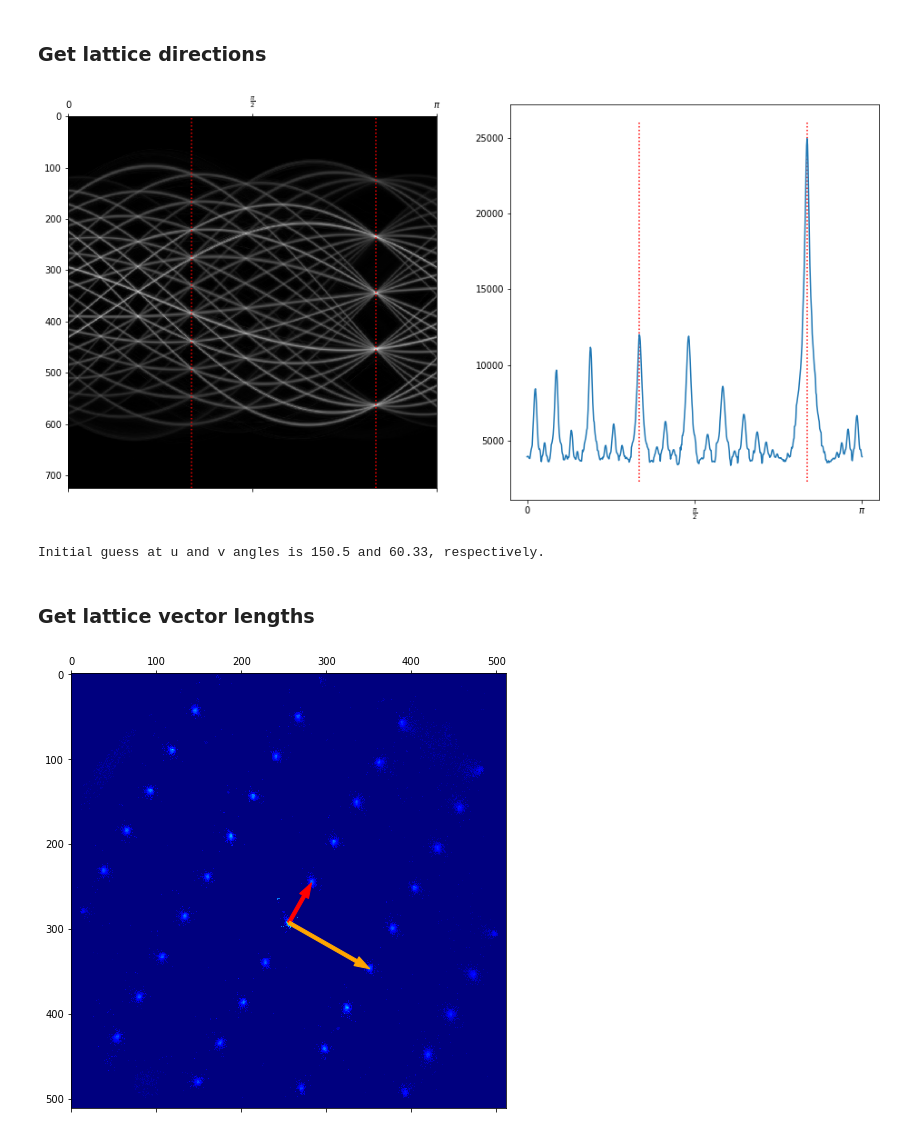
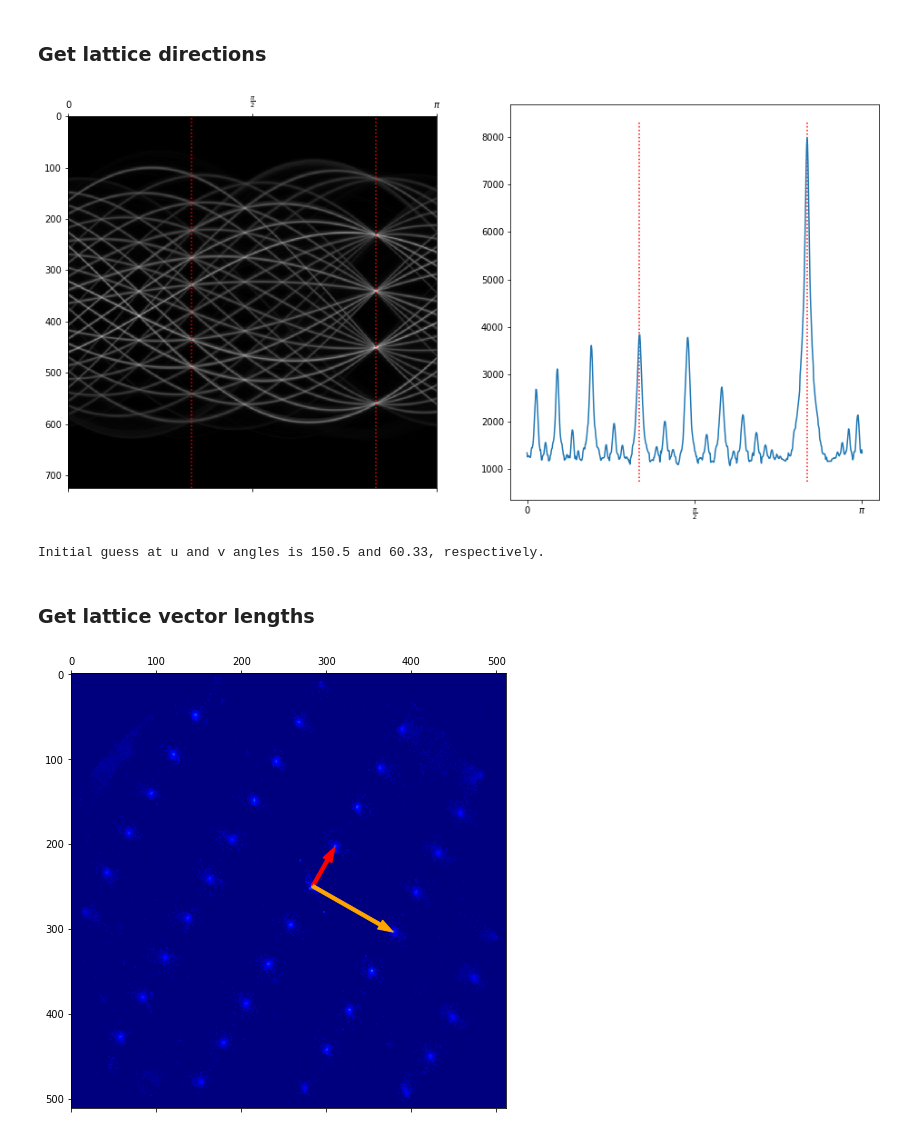
Before and after one commit to py4dstem/py4DSTEM, a Jupyter notebook: py4DSTEM/notebooks/module_demos/latticevectors/initialguess_fromRadontransform.ipynb, the cells around one changed output. Drawn from its saved outputs; the diff is of its cells as text; code cells hidden in the pictures.

```diff
--- a/py4DSTEM/notebooks/module_demos/latticevectors/initialguess_fromRadontransform.ipynb
+++ b/py4DSTEM/notebooks/module_demos/latticevectors/initialguess_fromRadontransform.ipynb
@@ -58,8 +51,8 @@ browser.show_dataobjects()
 # Load data
 
 dc = browser.get_dataobject('datacube')
-braggpeaks = browser.get_dataobject('Braggpeaks_shifted_ellipsecorrected')
-deconvolution = browser.get_dataobject('deconvolution_shiftcorrected_ellipsecorrected').data2D
+braggpeaks = browser.get_dataobject('braggpeaks_shifted_ellipsecorrected')
+braggvectormap = browser.get_dataobject('braggvectormap_shiftcorrected_ellipsecorrected').data2D
 browser.close()
 # %% [markdown]
 ### Get mask for unscattered beam
@@ -82,11 +75,11 @@ plt.show()
 maskrad = 40
 power=0.25
 
-x0,y0 = np.unravel_index(np.argmax(gaussian_filter(deconvolution,sigma=2)),(dc.Q_Nx,dc.Q_Ny))
+x0,y0 = np.unravel_index(np.argmax(gaussian_filter(braggvectormap,sigma=2)),(dc.Q_Nx,dc.Q_Ny))
 ry,rx = np.meshgrid(np.arange(dc.Q_Ny),np.arange(dc.Q_Nx))
 mask = ((rx-x0)**2+(ry-y0)**2) > maskrad**2
 
 fig,ax = plt.subplots(figsize=(8,8))
-ax.matshow((deconvolution*mask)**power,cmap='jet')
+ax.matshow((braggvectormap*mask)**power,cmap='jet')
 plt.show()
 # %% [output]
@@ -103,7 +96,7 @@ minRelativeIntensity = 0.05
 
 power = 0.5
 
-scores, thetas, sinogram = get_radon_scores(deconvolution, mask, N_angles, sigma, minSpacing, minRelativeIntensity)
+scores, thetas, sinogram = get_radon_scores(braggvectormap, mask, N_angles, sigma, minSpacing, minRelativeIntensity)
 
 fig,(ax1,ax2) = plt.subplots(1,2,figsize=(16,8))
 ax1.matshow(sinogram**power)
@@ -146,32 +139,32 @@ plt.show()
 
 print("Initial guess at u and v angles is {:.4} and {:.4}, respectively.".format(np.degrees(u_theta),np.degrees(v_theta)))
 # %% [output]
-[figure, old version]
+[figure, new version]
 Initial guess at u and v angles is 150.5 and 60.33, respectively.
 # %% [markdown]
 ### Get lattice vector lengths
 # %%
 spacing_thresh = 1.5
 sigma = 2
 minSpacing = 2
 minRelativeIntensity = 0.1
 
 power = 0.25
 
 u_length, v_length = get_lattice_vector_lengths(u_theta, v_theta, thetas, sinogram,
                                                 spacing_thresh, sigma, minSpacing, minRelativeIntensity)
 
 # Show
-x0,y0 = np.unravel_index(np.argmax(gaussian_filter(deconvolution,sigma=2)),(dc.Q_Nx,dc.Q_Ny))
+x0,y0 = np.unravel_index(np.argmax(gaussian_filter(braggvectormap,sigma=2)),(dc.Q_Nx,dc.Q_Ny))
 u_dx = np.cos(u_theta)*u_length
 u_dy = np.sin(u_theta)*u_length
 v_dx = np.cos(v_theta)*v_length
 v_dy = np.sin(v_theta)*v_length
 
 fig,ax = plt.subplots(figsize=(8,8))
-ax.matshow(deconvolution**power,cmap='jet')
+ax.matshow(braggvectormap**power,cmap='jet')
 ax.arrow(y0,x0,u_dy,u_dx, color='red',width=4,length_includes_head=True)
 ax.arrow(y0,x0,v_dy,v_dx, color='orange',width=4,length_includes_head=True)
 plt.show()
 # %% [output]
-[figure, old version]
+[figure, new version]
```
Also changed, not shown: parts of 6 cells of this notebook, 4 other files.
